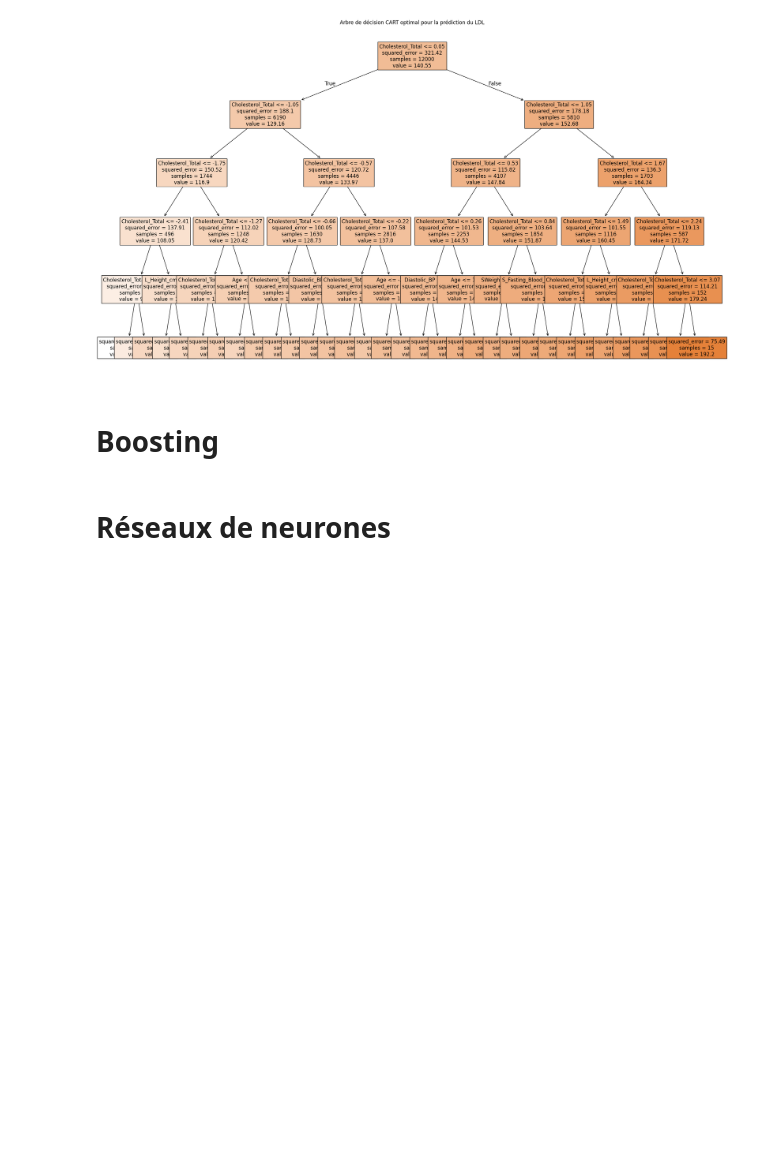
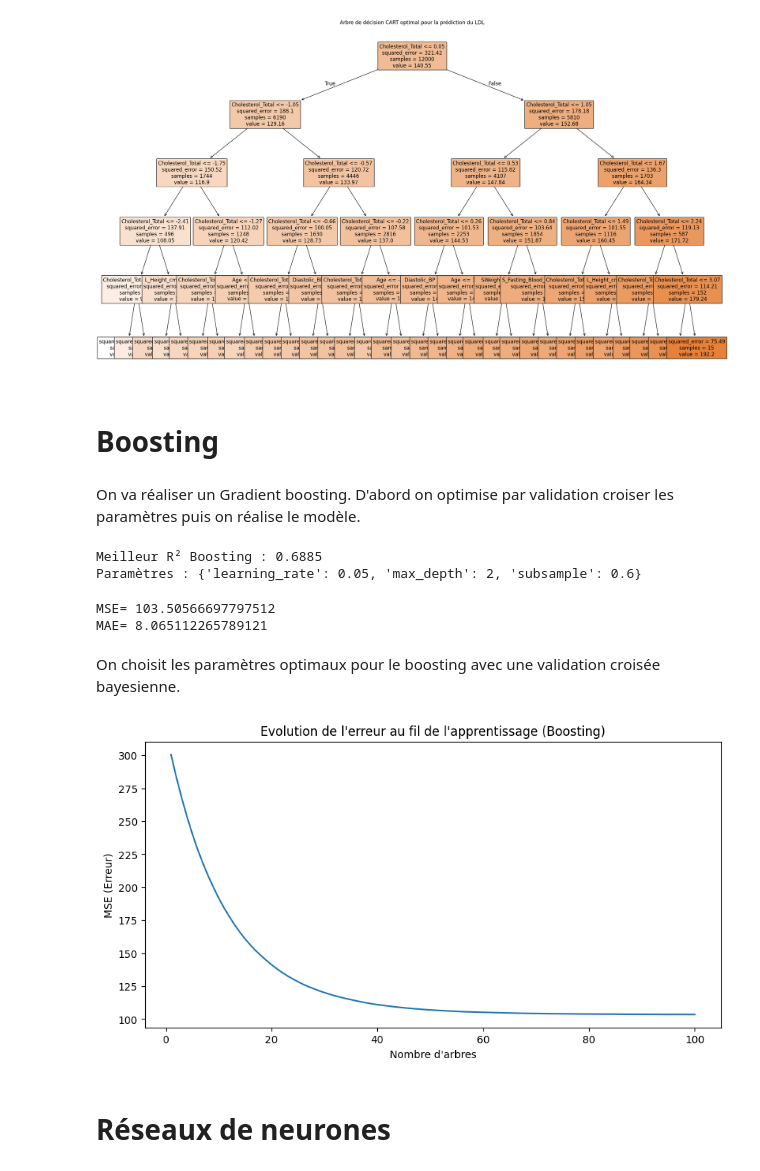
Before and after one commit to Eliott67/Projet_ML, a Jupyter notebook: notebook_python_cholesterol_LDL.ipynb, the cells around one changed output. Cells and saved outputs as stored; diff of their text form; code cells hidden in the pictures; blank space fills up the shorter version.

Commit message:
boosting cholesterol LDL

```diff
--- a/notebook_python_cholesterol_LDL.ipynb
+++ b/notebook_python_cholesterol_LDL.ipynb
@@ -533,5 +533,54 @@ plt.show()
 [figure]
 # %% [markdown]
 # Boosting
+# %% [markdown]
+On va réaliser un Gradient boosting. D'abord on optimise par validation croiser les paramètres puis on réalise le modèle.
+# %%
+from sklearn.ensemble import GradientBoostingRegressor
+from sklearn.model_selection import GridSearchCV
+
+# Grille de paramètres pour le Boosting
+param_boost = {
+    'learning_rate': [0.01,0.05,0.07, 0.1,0.15, 0.2], # Vitesse d'apprentissage (très important)
+    'max_depth': [2,3, 4, 5,6],
+    'subsample': [0.6,0.7,0.8, 1.0] # Fraction des données utilisées pour chaque arbre
+}
+
+grid_boost = GridSearchCV(GradientBoostingRegressor(random_state=11),
+                          param_boost, cv=5, scoring='r2', n_jobs=-1)
+boost_opt = grid_boost.fit(X_train, Y_train)
+
+print(f"Meilleur R² Boosting : {boost_opt.best_score_:.4f}")
+print(f"Paramètres : {boost_opt.best_params_}")
+# %% [output]
+Meilleur R² Boosting : 0.6885
+Paramètres : {'learning_rate': 0.05, 'max_depth': 2, 'subsample': 0.6}
+# %%
+from sklearn.metrics import mean_squared_error
+
+predict_boost = boost_opt.predict(X_test)
+print("MSE=",mean_squared_error(predict_boost,Y_test))
+print("MAE=",mean_absolute_error(Y_test, predict_boost))
+# %% [output]
+MSE= 103.50566697797512
+MAE= 8.065112265789121
+# %% [markdown]
+On choisit les paramètres optimaux pour le boosting avec une validation croisée bayesienne.
+# %%
+
+
+# Calcul de l'erreur à chaque étape
+errors = [mean_squared_error(Y_test, y_pred) for y_pred in boost_opt.best_estimator_.staged_predict(X_test)]
+
+
+plt.figure(figsize=(10, 5))
+
+plt.plot(np.arange(len(errors)) + 1, errors)
+plt.xlabel("Nombre d'arbres")
+plt.ylabel("MSE (Erreur)")
+plt.title("Evolution de l'erreur au fil de l'apprentissage (Boosting)")
+plt.show()
+# %% [output]
+[figure, added]
 # %% [markdown]
 # Réseaux de neurones
```
Also changed, not shown: parts of 1 cell of this notebook.
